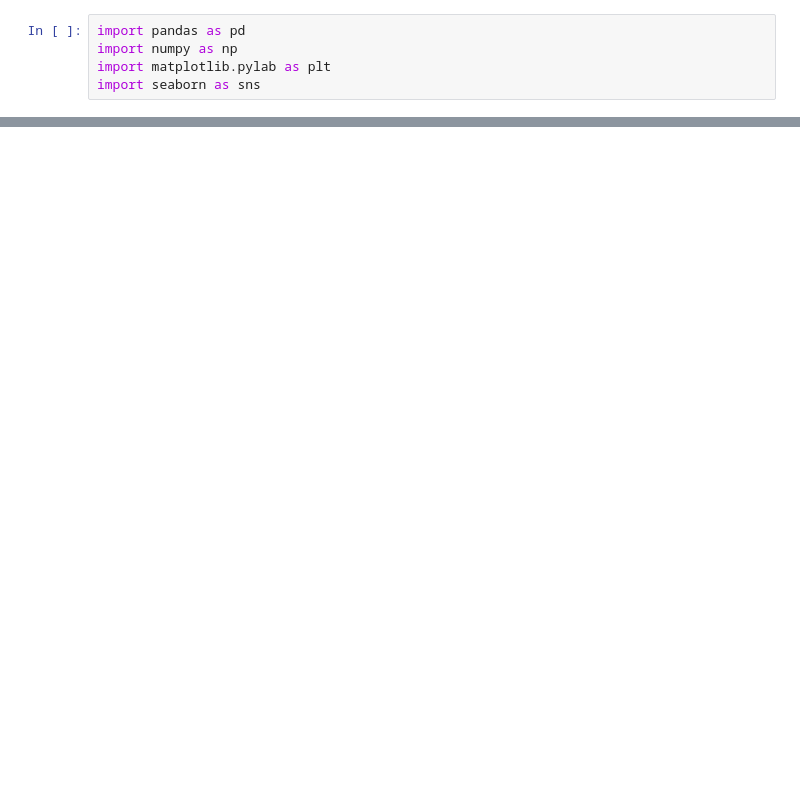
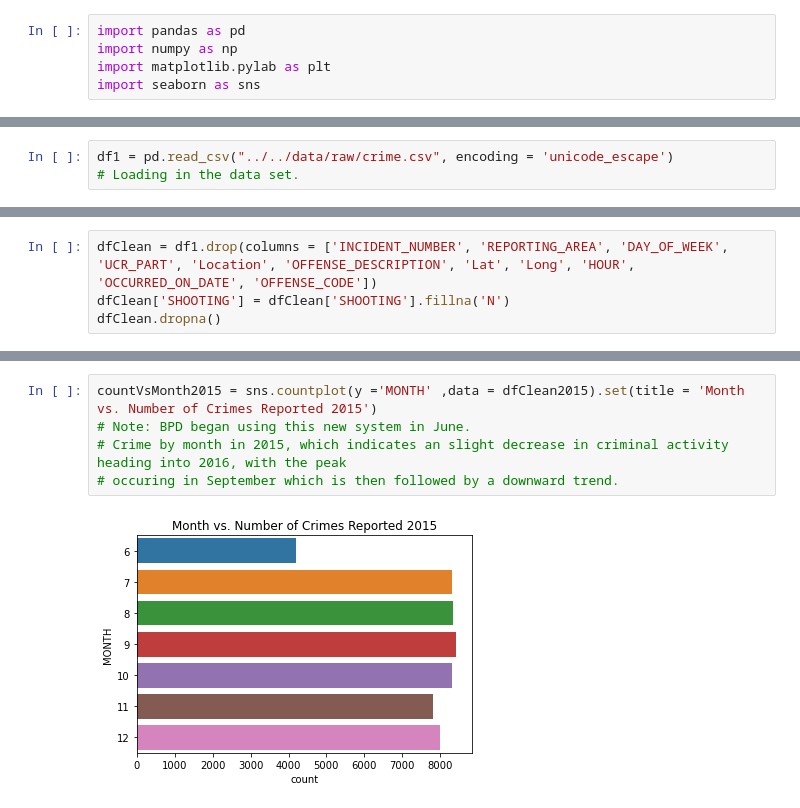
Before and after one commit to data301-2021-winter1/project-group42-project, a Jupyter notebook: notebooks/Reece1/Reece_EDA.ipynb, the cells around one changed output, grey strips where cells are left out. Cells and saved outputs as stored; diff of their text form; blank space fills up the shorter version.

```diff
--- a/notebooks/Reece1/Reece_EDA.ipynb
+++ b/notebooks/Reece1/Reece_EDA.ipynb
@@ -308,0 +6,3 @@ Text(0.5, 1.0, 'Number of Shootings Committed vs. DISTRICT')
+# %%
+df1 = pd.read_csv("../../data/raw/crime.csv", encoding = 'unicode_escape')
+# Loading in the data set.
@@ -308,0 +21,4 @@ Text(0.5, 1.0, 'Number of Shootings Committed vs. DISTRICT')
+# %%
+dfClean = df1.drop(columns = ['INCIDENT_NUMBER', 'REPORTING_AREA', 'DAY_OF_WEEK', 'UCR_PART', 'Location', 'OFFENSE_DESCRIPTION', 'Lat', 'Long', 'HOUR', 'OCCURRED_ON_DATE', 'OFFENSE_CODE'])
+dfClean['SHOOTING'] = dfClean['SHOOTING'].fillna('N')
+dfClean.dropna()
@@ -308,0 +87,7 @@ Text(0.5, 1.0, 'Number of Shootings Committed vs. DISTRICT')
+# %%
+countVsMonth2015 = sns.countplot(y ='MONTH' ,data = dfClean2015).set(title = 'Month vs. Number of Crimes Reported 2015')
+# Note: BPD began using this new system in June.
+# Crime by month in 2015, which indicates an slight decrease in criminal activity heading into 2016, with the peak
+# occuring in September which is then followed by a downward trend.
+# %% [output]
+[figure, added]
```
Also changed, not shown: parts of 51 cells of this notebook, 5 other files.
